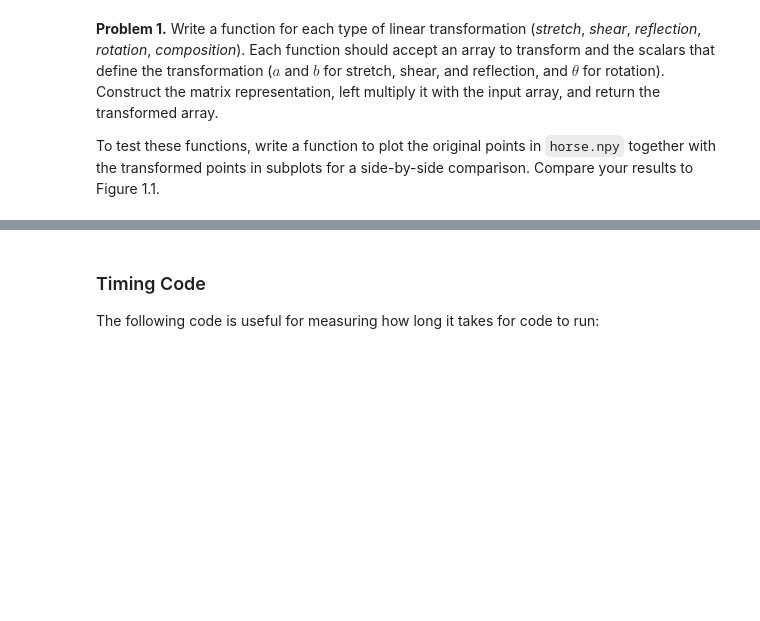
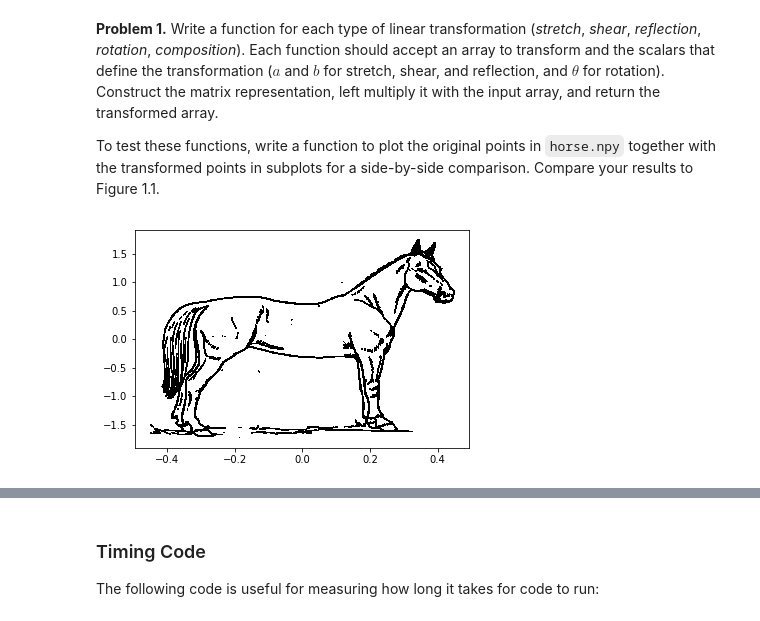
Before and after one commit to davidwhiting/Labs, a Jupyter notebook: Volume1.ipynb, the cells around one changed output, grey strips where cells are left out. Cells and saved outputs as stored; diff of their text form; code cells hidden in the pictures; blank space fills up the shorter version.

```diff
--- a/Volume1.ipynb
+++ b/Volume1.ipynb
@@ -27,3 +24,22 @@ _This didn't seem to work as it should?_
 **Problem 1.** Write a function for each type of linear transformation (_stretch_, _shear_, _reflection_, _rotation_, _composition_). Each function should accept an array to transform and the scalars that define the transformation ($a$ and $b$ for stretch, shear, and reflection, and $θ$ for rotation). Construct the matrix representation, left multiply it with the input array, and return the transformed array.
 
 To test these functions, write a function to plot the original points in `horse.npy` together with the transformed points in subplots for a side-by-side comparison. Compare your results to Figure 1.1.
+# %%
+def stretch(data, a, b=None):
+    """Linear Transformation: Stretch
+    Compute the stretched version of an image, with matrix [[a, 0], [0, b]]
+    If a=b, then it is a dilation
+    """
+    if b is None:
+        b = a
+    X = np.array([[a, 0], [0, b]])
+    result = X.dot(data)
+    return(result)
+# %%
+data2 = stretch(data, 0.5, 2)
+
+# Plot the x row against the y row with black pixels.
+plt.plot(data2[0], data2[1], 'k,')
+plt.show()
+# %% [output]
+[figure, added]
```
Also changed, not shown: parts of 14 cells of this notebook.
